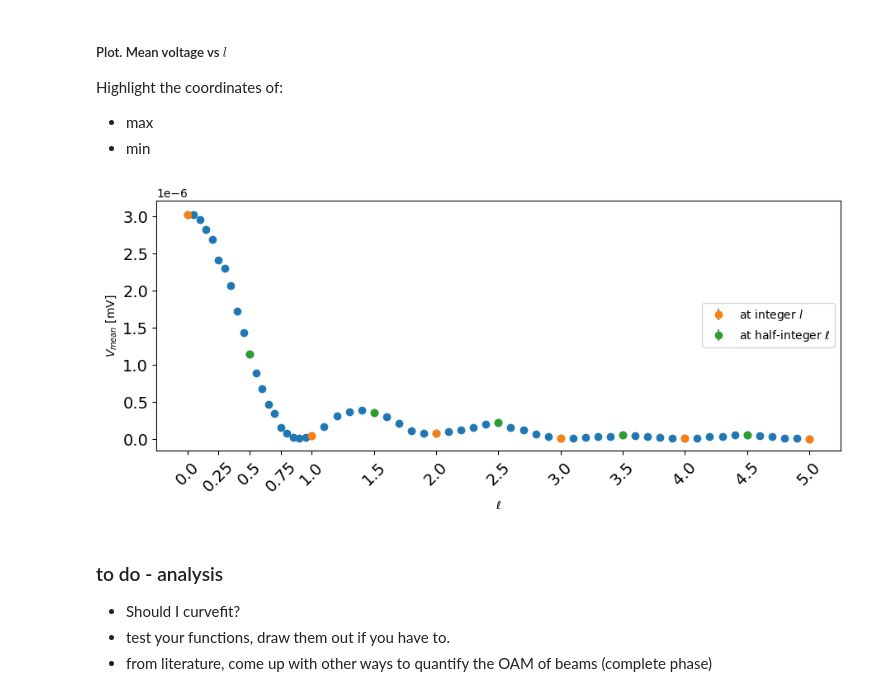
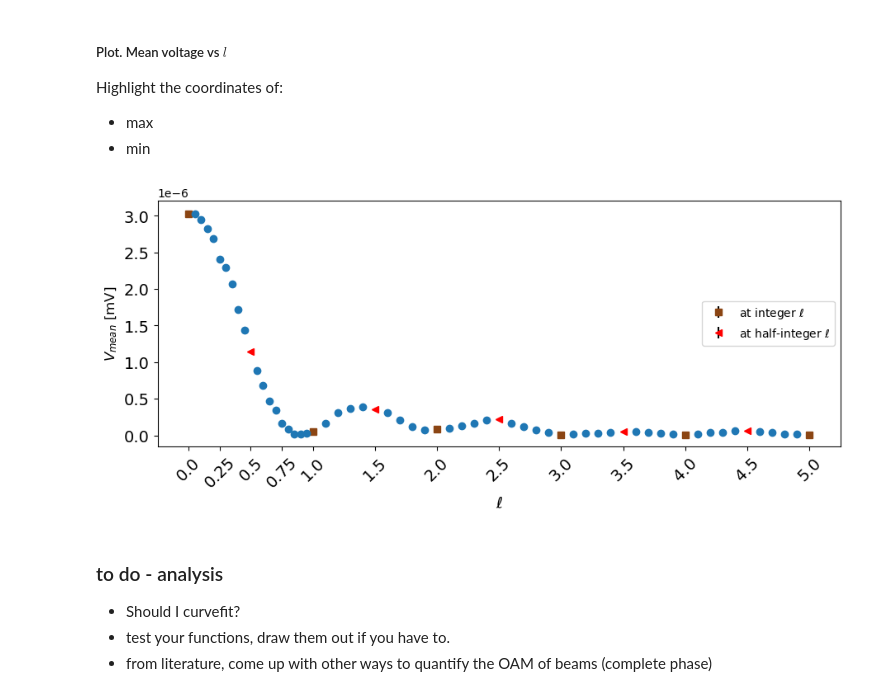
Before and after one commit to mimmphi/SPP24-frac-vortex-Gaussian, a Jupyter notebook: SLM_holes.ipynb, the cells around one changed output. Drawn from its saved outputs; the diff is of its cells as text; code cells hidden in the pictures.

```diff
--- a/SLM_holes.ipynb
+++ b/SLM_holes.ipynb
@@ -462,27 +466,34 @@ Highlight the coordinates of:
 # %%
 fig, ax = plt.subplots(layout='constrained', figsize=[9., 4.])
 
-# plot values
-ax.errorbar(x=l, y=V_mean['mean'], yerr=V_mean['std'],
-            fmt='o', ecolor='gray')
+# highlight integer l
+V_intl = V_mean[l%1==0]
+ax.errorbar(x=V_intl.index.astype(dtype=float), y=V_intl['mean'],
+            marker='s', linestyle='', color='saddlebrown',
+            yerr=V_intl['std'], ecolor='black', label='at integer $\ell$')
 
-# highlight integer values
-V_intl = V_mean[l%1==0]
-ax.errorbar(x=V_intl.index.astype(dtype=float), y=V_intl['mean'], yerr=V_intl['std'],
-            fmt='o', ecolor='gray', label='at integer $l$')
+# highlight half-integer l
+V_halfl = V_mean[(l-0.5)%1==0]
+ax.errorbar(x=V_halfl.index.astype(dtype=float), y=V_halfl['mean'],
+            marker='<', linestyle='', color='red',
+            yerr=V_halfl['std'], ecolor='black', label='at half-integer $\ell$')
 
-V_halfl = V_mean[(l-0.5)%1==0]
-ax.errorbar(x=V_halfl.index.astype(dtype=float), y=V_halfl['mean'], yerr=V_halfl['std'],
-            fmt='o', ecolor='gray', label='at half-integer $\ell$')
+# plot all other voltage values
+V_elsel = V_mean[(l%1!=0) * ((l-0.5)%1!=0)]
+ax.errorbar(x=V_elsel.index.astype(dtype=float), y=V_elsel['mean'],
+            marker='o', linestyle='',
+            yerr=V_elsel['std'], ecolor='gray')
 
 # plot parameters
-ax.set(xlabel='$\ell$', ylabel='$V_{mean}$ [mV]', xticks=l[::5], xticklabels=l[::5])
+ax.set(xticks=l[::5], xticklabels=l[::5])
+ax.set_xlabel(xlabel='$\ell$', fontsize=14)
+ax.set_ylabel(ylabel='$V_{mean}$ [mV]', fontsize=12)
 ax.tick_params(axis='x', labelrotation=45, labelsize=14)
 ax.tick_params(axis='y', labelsize=14)
 ax.legend(loc='center right')
 fig.savefig(fname='SMF 05-02-2024.png')
 # %% [output]
-[figure, old version]
+[figure, new version]
 # %% [markdown]
 ### to do - analysis
 - Should I curvefit?
```
Also changed, not shown: parts of 2 cells of this notebook, 22 other files.
